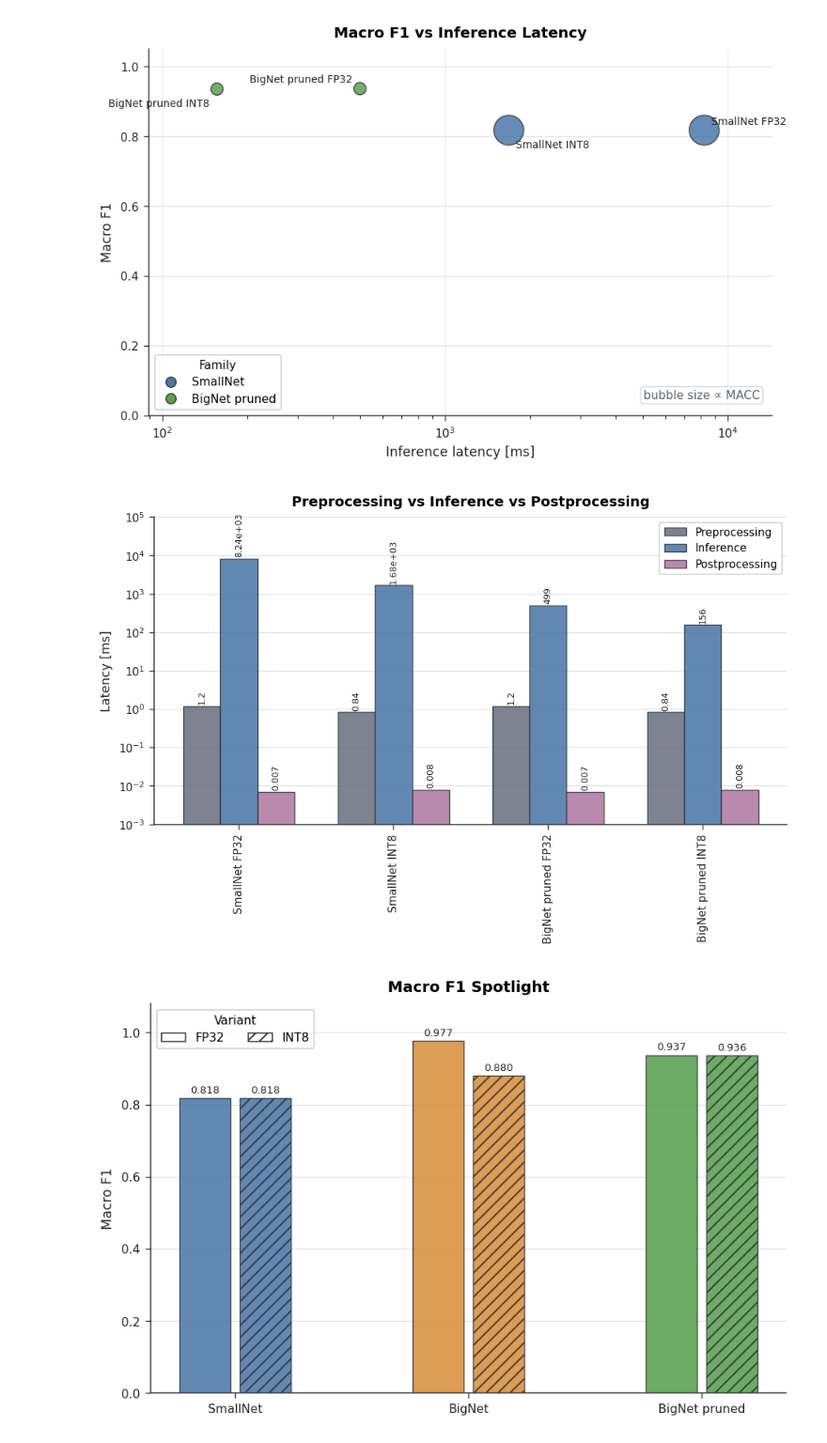
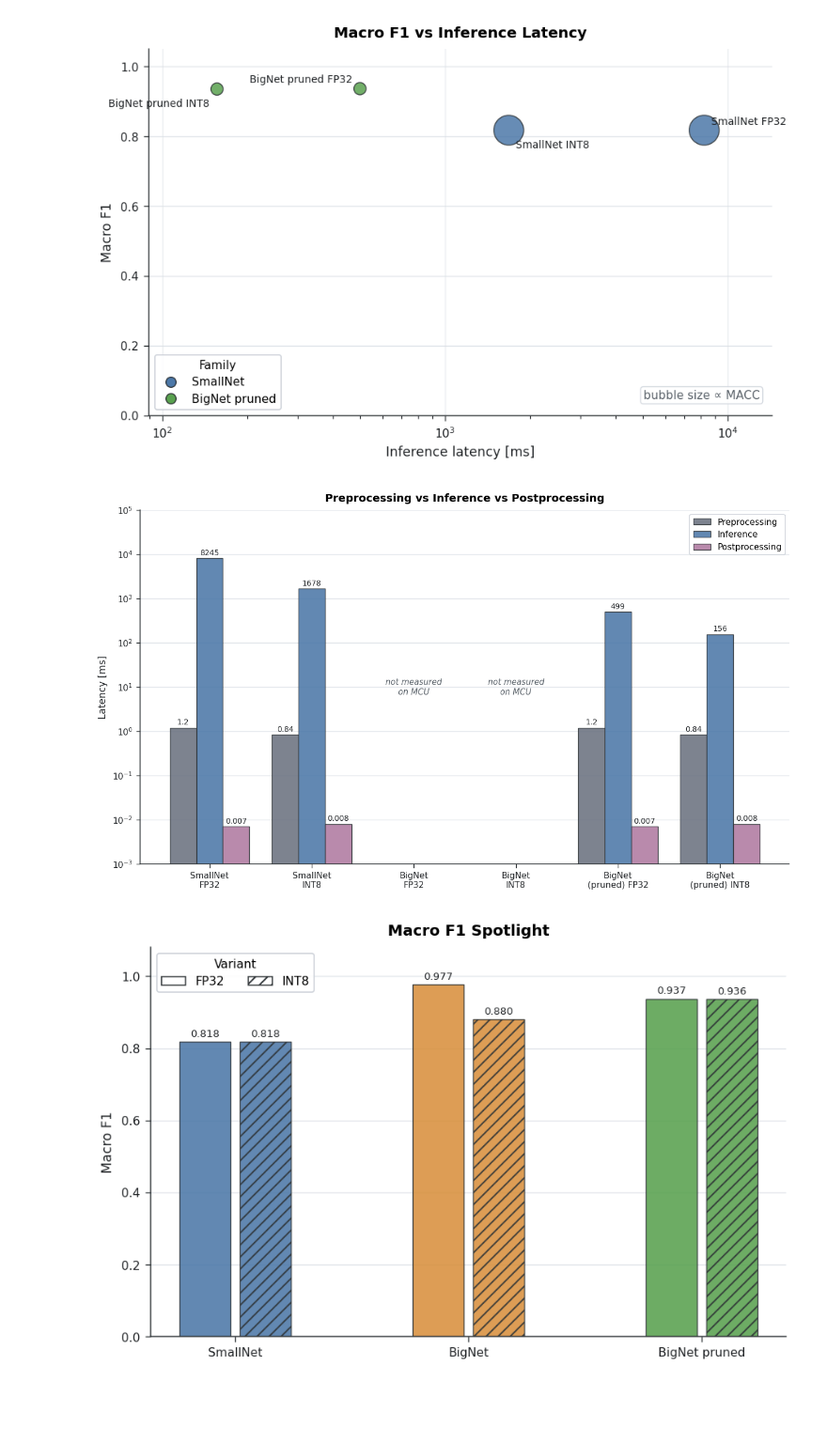
Before and after one commit to amietlukas/MLonMCU_proj, a Jupyter notebook: presentation/classifier/notebooks/plot_model_comparison.ipynb, the cells around one changed output. Shown at 94% size. Cells and saved outputs as stored; diff of their text form; code cells hidden in the pictures; blank space fills up the shorter version.

Commit message:
merge for new plot metrics

```diff
--- a/presentation/classifier/notebooks/plot_model_comparison.ipynb
+++ b/presentation/classifier/notebooks/plot_model_comparison.ipynb
@@ -28,7 +28,8 @@ if BASE_DIR is None:
     )
 
 CSV_PATH = BASE_DIR / "model_comparison.csv"
-PLOT_DIR = BASE_DIR / "plots" / "model_comparison"
+# v2 = final plots for the presentation. v1 holds the previous iteration.
+PLOT_DIR = BASE_DIR / "plots" / "model_comparison" / "v2"
 PLOT_DIR.mkdir(parents=True, exist_ok=True)
 
 df = pd.read_csv(CSV_PATH)
@@ -264,6 +270,14 @@ FAMILY_DISPLAY = {
     "bignet_pruned": "BigNet pruned",
     "unknown": "Unknown",
 }
+# Base name (line 1 of the horizontal axis label) and whether the family is pruned.
+FAMILY_BASE_DISPLAY = {
+    "smallnet": "SmallNet",
+    "bignet": "BigNet",
+    "bignet_pruned": "BigNet",
+    "unknown": "Unknown",
+}
+PRUNED_FAMILIES = {"bignet_pruned"}
 VARIANT_DISPLAY = {
     "fp32": "FP32",
     "int8": "INT8",
@@ -298,11 +312,20 @@ def parse_variant(model, family):
     return remainder if remainder else "unknown"
 
 
+def make_axis_label(family, variant):
+    """Two-line, horizontal x-axis label: family on top, '(pruned) <precision>' below."""
+    base = FAMILY_BASE_DISPLAY.get(family, family)
+    precision = VARIANT_DISPLAY.get(variant, str(variant).upper())
+    second_line = f"(pruned) {precision}" if family in PRUNED_FAMILIES else precision
+    return f"{base}\n{second_line}"
+
+
 df["family"] = df["model"].apply(parse_family)
 df["variant"] = [parse_variant(model, family) for model, family in zip(df["model"], df["family"])]
 df["family_display"] = df["family"].map(FAMILY_DISPLAY).fillna(df["family"])
 df["variant_display"] = df["variant"].map(VARIANT_DISPLAY).fillna(df["variant"].str.upper())
 df["display_model"] = (df["family_display"] + " " + df["variant_display"]).str.strip()
+df["axis_label"] = [make_axis_label(family, variant) for family, variant in zip(df["family"], df["variant"])]
 
 family_rank = df["family"].map({family: idx for idx, family in enumerate(family_order)}).fillna(len(family_order))
 variant_rank = df["variant"].map({variant: idx for idx, variant in enumerate(variant_order)}).fillna(len(variant_order))
@@ -625,14 +673,16 @@ plt.show()
 [figure]
 # %%
 latency_columns = ["pre_ms_mean", "infer_ms_mean", "post_ms_mean"]
-plot_data = df.dropna(subset=latency_columns).copy()
-for column in latency_columns:
-    plot_data = plot_data[plot_data[column] > 0]
-plot_data = plot_data.reset_index(drop=True)
+# Same model set and order as the memory-footprint plot (cell above).
+plot_data = df.dropna(subset=["ram_KB", "flash_KB"]).copy().reset_index(drop=True)
+has_latency = (
+    plot_data[latency_columns].notna().all(axis=1)
+    & plot_data[latency_columns].gt(0).all(axis=1)
+)
 
-fig, ax = plt.subplots(figsize=(7.0, 4.6), constrained_layout=True)
+fig, ax = plt.subplots(figsize=(9.0, 5.2), constrained_layout=True)
 x_positions = np.arange(len(plot_data))
-width = 0.24
+width = 0.26
 series = [
     ("Preprocessing", "pre_ms_mean"),
     ("Inference", "infer_ms_mean"),
@@ -640,43 +690,65 @@ series = [
 ]
 
 ax.set_yscale("log")
-if not plot_data.empty:
-    all_values = plot_data[latency_columns].to_numpy(dtype=float)
-    y_min = 10 ** np.floor(np.log10(np.nanmin(all_values) * 0.8))
-    y_max = 10 ** np.ceil(np.log10(np.nanmax(all_values) * 1.5))
-    ax.set_ylim(y_min, y_max)
+measured = plot_data.loc[has_latency, latency_columns].to_numpy(dtype=float)
+y_min = 10 ** np.floor(np.log10(np.nanmin(measured) * 0.8))
+y_max = 10 ** np.ceil(np.log10(np.nanmax(measured) * 1.5))
+ax.set_ylim(y_min, y_max)
+
+
+def fmt_latency(value):
+    if value >= 100:
+        return f"{value:.0f}"
+    if value >= 1:
+        return f"{value:.2g}"
+    return f"{value:.3g}"
+
 
 for series_idx, (label, column) in enumerate(series):
+    heights = plot_data[column].where(has_latency)
     bars = ax.bar(
         x_positions + (series_idx - 1) * width,
-        plot_data[column],
+        heights,
         width=width,
         color=LATENCY_COLORS[label],
         edgecolor=EDGE_COLOR,
         linewidth=0.7,
         alpha=0.88,
         label=label,
     )
-    add_value_labels(ax, bars, fmt=lambda value: f"{value:.3g}", fontsize=6.5, rotation=90)
+    add_value_labels(ax, bars, fmt=fmt_latency, fontsize=7, rotation=0)
+
+# Models that were never benchmarked on the MCU (no latency in the CSV).
+for idx in x_positions[~has_latency.to_numpy()]:
+    ax.text(
+        idx,
+        np.sqrt(y_min * y_max),
+        "not measured\non MCU",
+        ha="center",
+        va="center",
+        fontsize=7.5,
+        style="italic",
+        color=MUTED_TEXT_COLOR,
+    )
 
 ax.set_title("Preprocessing vs Inference vs Postprocessing", pad=8)
 ax.set_ylabel("Latency [ms]")
 ax.set_xticks(x_positions)
-ax.set_xticklabels(plot_data["display_model"], rotation=90, ha="center")
+ax.set_xticklabels(plot_data["axis_label"], rotation=0, ha="center")
 
 apply_common_axis_style(ax)
 ax.yaxis.set_major_locator(LogLocator(base=10))
 ax.yaxis.set_minor_locator(NullLocator())
 ax.grid(True, which="major", axis="y", color=GRID_COLOR, linewidth=0.7, alpha=0.75)
 ax.grid(False, which="minor", axis="y")
 
 legend = ax.legend(loc="upper right", frameon=True)
 style_legend(legend)
 
 save_figure(fig, "latency_pre_infer_post")
 plt.show()
 # %% [output]
-[figure, old version]
+[figure, new version]
 # %%
 fig, ax = plt.subplots(figsize=(6.4, 4.1), constrained_layout=True)
 grouped_family_variant_plot(ax, "macro_f1", "Macro F1 Spotlight", "Macro F1")
```
Also changed, not shown: parts of 6 cells of this notebook, 55 other files.
